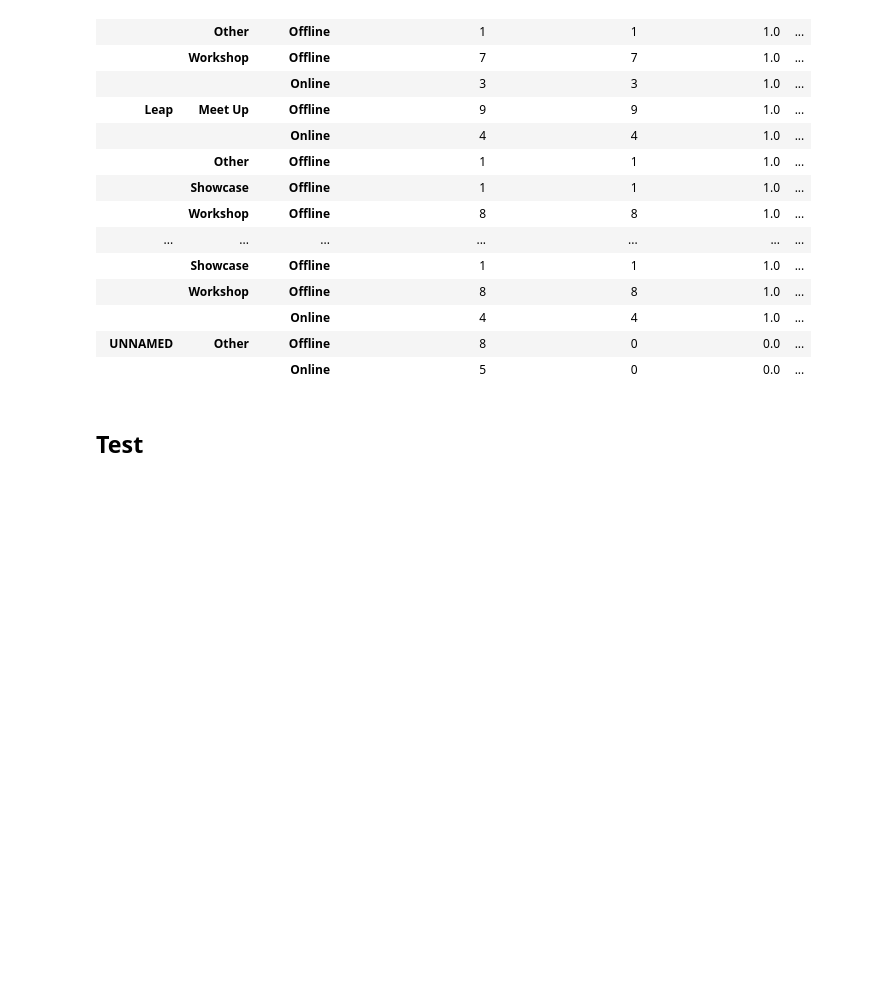
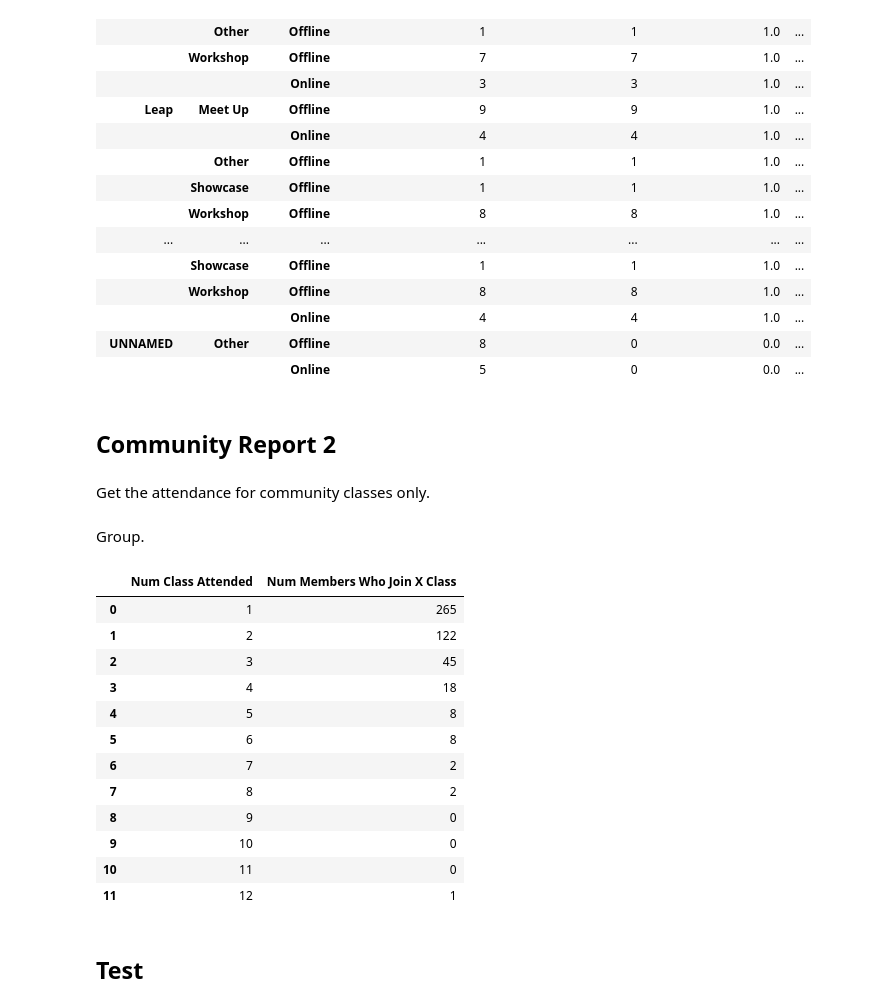
Before and after one commit to danjelito/wse-exp-manag-report, a Jupyter notebook: main.ipynb, the cells around one changed output. Drawn from its saved outputs; the diff is of its cells as text; code cells hidden in the pictures; blank space fills up the shorter version.

Commit message:
create comm report 2

```diff
--- a/main.ipynb
+++ b/main.ipynb
@@ -283,6 +291,62 @@ df_comm_full
 |  |  | Online | 4 | 4 | 1.0 | ... |
 | UNNAMED | Other | Offline | 8 | 0 | 0.0 | ... |
 |  |  | Online | 5 | 0 | 0.0 | ... |
+# %% [markdown]
+## Community Report 2
+# %% [markdown]
+Get the attendance for community classes only.
+# %%
+df_att_comm = (
+    df_att
+    # create community class type
+    .assign(
+        community_class_type=lambda df_: module.create_comm_class_for_att(df_)
+    )
+    # filter for community
+    .loc[lambda df_: df_["community_class_type"] != "NONE"]
+    # filter for attendance
+    .loc[lambda df_: df_["student_attendance"] == "Attend"]
+)
+# %% [markdown]
+Group.
+# %%
+def catchstate(df, var_name: str) -> 'pd.DataFrame':
+    """
+    Helper function that captures intermediate Dataframes mid-chain.
+    In the global namespace, make a new variable called var_name and set it to dataframe
+    """
+    globals()[var_name] = df
+    return df
+
+df_comm_report_2 = (
+    df_att_comm
+    .groupby("student_code")
+    .agg(num_class_attended=("student_code", "size"))
+    .reset_index()
+    .groupby("num_class_attended")
+    .agg(num_members_who_join_x_class=("num_class_attended", "size"))
+    .pipe(catchstate, "temp")
+    .reindex(range(1, temp.index.max()+1))
+    .fillna(0)
+    .astype(int)
+    .reset_index()
+    .rename(columns=lambda c: c.replace("_", " ").title())
+)
+df_comm_report_2
+# %% [output]
+|  | Num Class Attended | Num Members Who Join X Class |
+| 0 | 1 | 265 |
+| 1 | 2 | 122 |
+| 2 | 3 | 45 |
+| 3 | 4 | 18 |
+| 4 | 5 | 8 |
+| 5 | 6 | 8 |
+| 6 | 7 | 2 |
+| 7 | 8 | 2 |
+| 8 | 9 | 0 |
+| 9 | 10 | 0 |
+| 10 | 11 | 0 |
+| 11 | 12 | 1 |
 # %% [markdown]
 ## Test
 # %%
```
Also changed, not shown: parts of 6 cells of this notebook, 2 other files.
